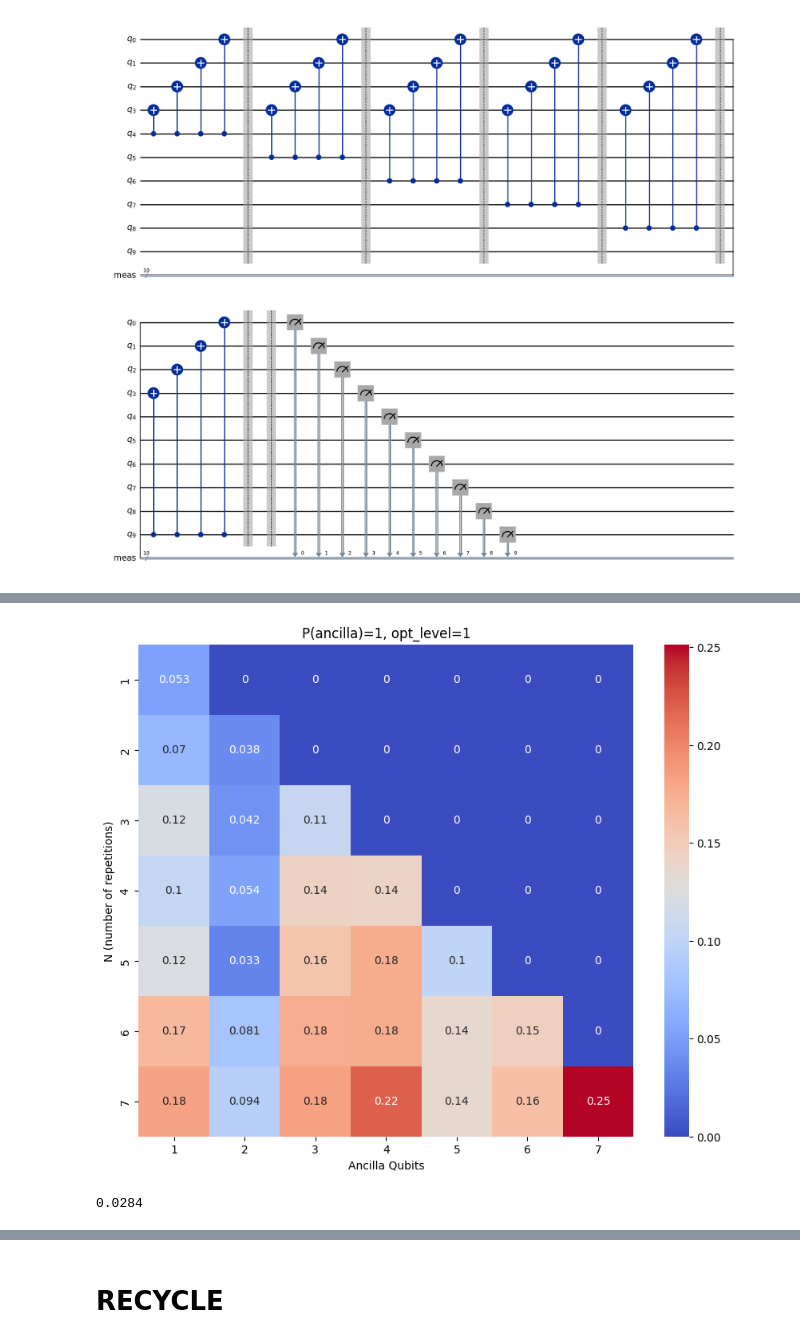
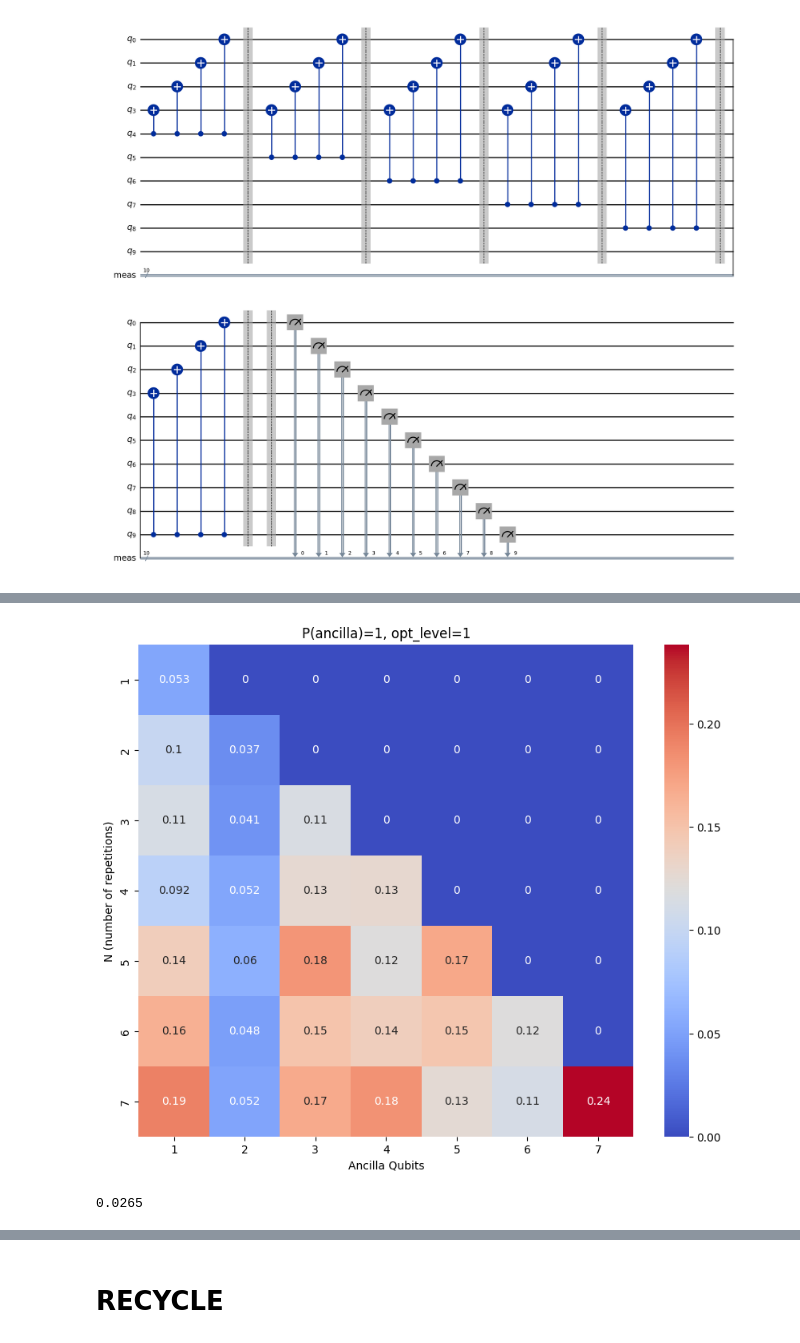
Before and after one commit to huyenemma/qt-native-gate-optimization, a Jupyter notebook: ibm_experiment.ipynb, the cells around one changed output, grey strips where cells are left out. Cells and saved outputs as stored; diff of their text form; code cells hidden in the pictures.

```diff
--- a/ibm_experiment.ipynb
+++ b/ibm_experiment.ipynb
@@ -22,10 +14,10 @@ The autoreload extension is already loaded. To reload it, use:
 # %%
 
 service = QiskitRuntimeService()
-# backend = service.least_busy(
-#     simulator=False, operational=True, min_num_qubits=100
-# )
-backend = FakeTorino()
+backend = service.least_busy(
+    simulator=False, operational=True, min_num_qubits=100
+)
+#backend = FakeTorino()
 print(f"Selected backend: {backend.name}")
 #pm = generate_preset_pass_manager(optimization_level=1, backend=backend)
 # %% [output]
@@ -39,10 +31,9 @@ fresh_circ.draw("mpl")
 # %% [output]
 [figure]
 # %%
-shots = 10000
+shots = 1000
 iters = 7
 results_0fr = fresh.get_ancilla_probabilities(iters=iters,
                                           shots=shots,
                                           backend=backend,
-                                          type="fresh",
                                           optimization_level=0)
@@ -60,16 +52,15 @@ opt_level = 1
 results_1fr = fresh.get_ancilla_probabilities(iters=iters,
                                           shots=shots,
                                           backend=backend,
-                                          type="fresh",
                                           optimization_level=opt_level)
 # %%
 fresh.plot_heatmap(results_1fr, opt_level)
+
+
+plag_1fr = fresh.plag_error_rate(results_1fr, iters)
+print(plag_1fr)
 # %% [output]
-[figure, old version]
+[figure, new version]
+0.0265
-# %%
-e1 = fresh.plag_error_rate(results_1fr, iters)
-print(e1)
-# %% [output]
-0.0284
 # %%
 opt_level = 2
```
Also changed, not shown: parts of 21 cells of this notebook, 5 other files.
